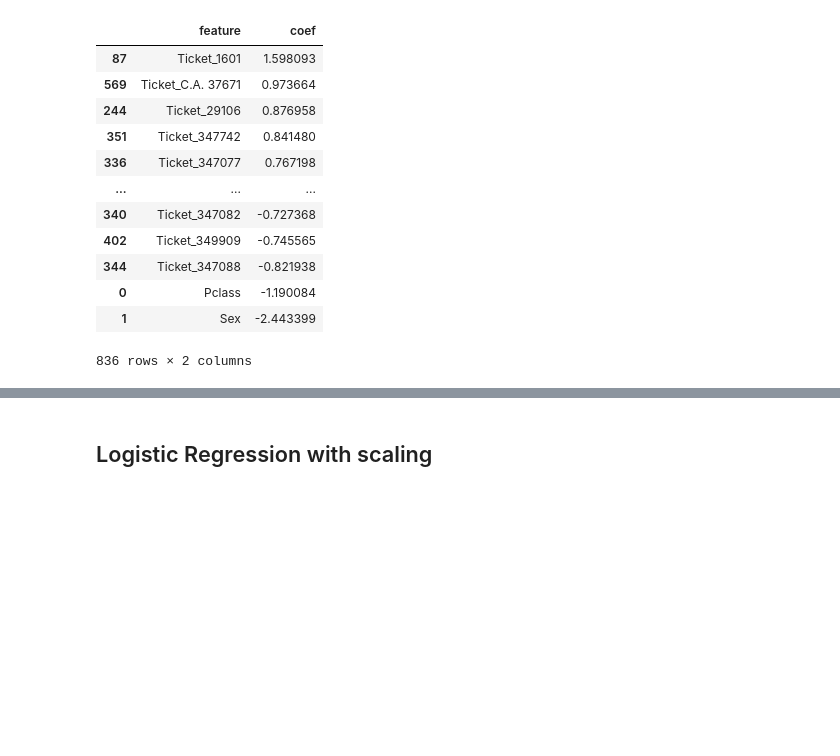
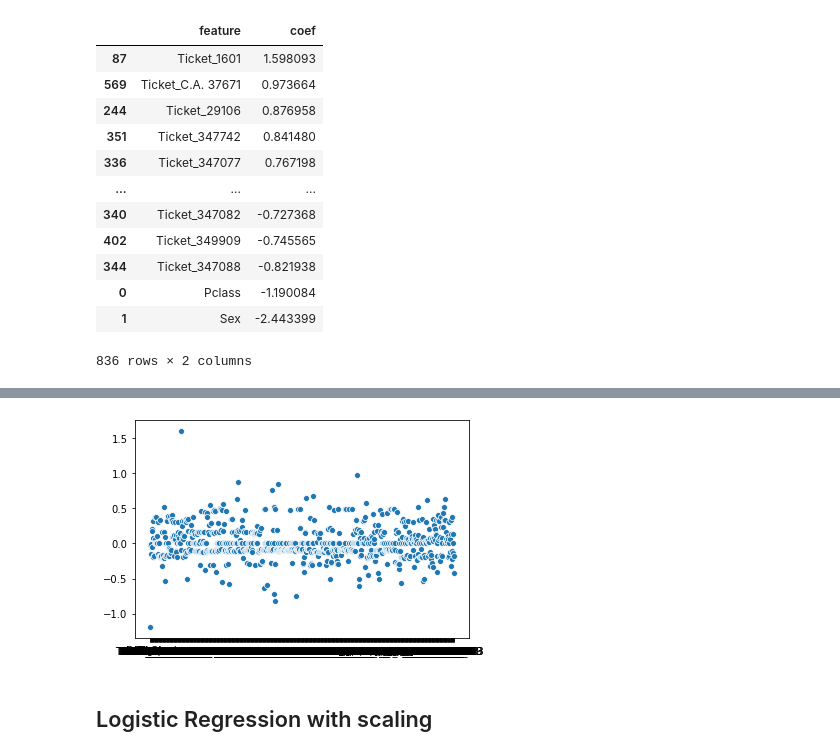
Before and after one commit to ReAlex1902/Titanic, a Jupyter notebook: main.ipynb, the cells around one changed output, grey strips where cells are left out. Drawn from its saved outputs; the diff is of its cells as text; code cells hidden in the pictures; blank space fills up the shorter version.

```diff
--- a/main.ipynb
+++ b/main.ipynb
@@ -108,3 +115,10 @@ pd.DataFrame({"feature": X_train.columns,
+# %%
+coefs = np.delete(best_logit.best_estimator_.coef_.flatten(), 1)
+cols = X_train.columns.drop("Sex")
+# %%
+sns.scatterplot(cols, coefs);
+# %% [output]
+[figure, added]
 # %% [markdown]
 ## Logistic Regression with scaling
 # %%
```
Also changed, not shown: parts of 17 cells of this notebook.
